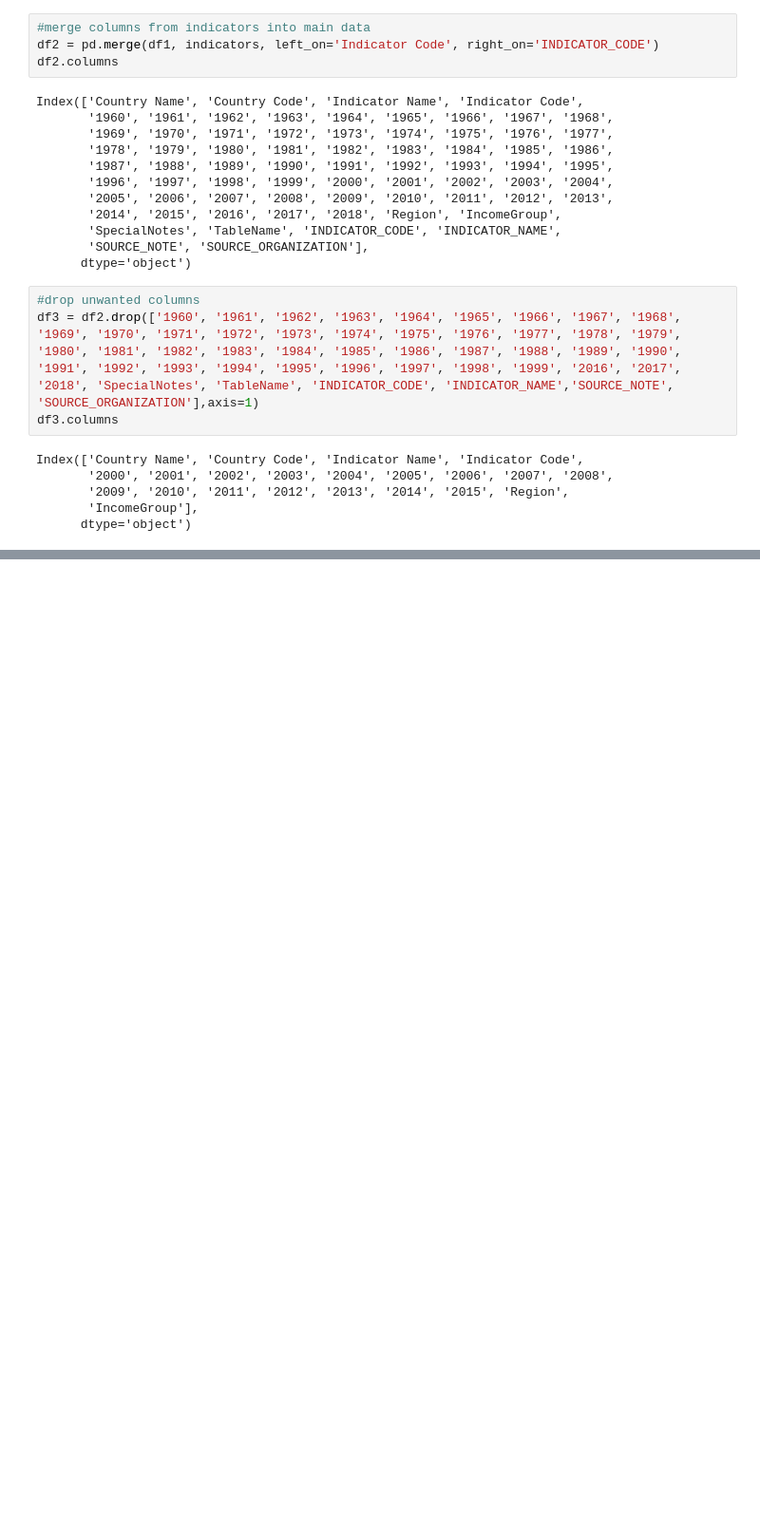
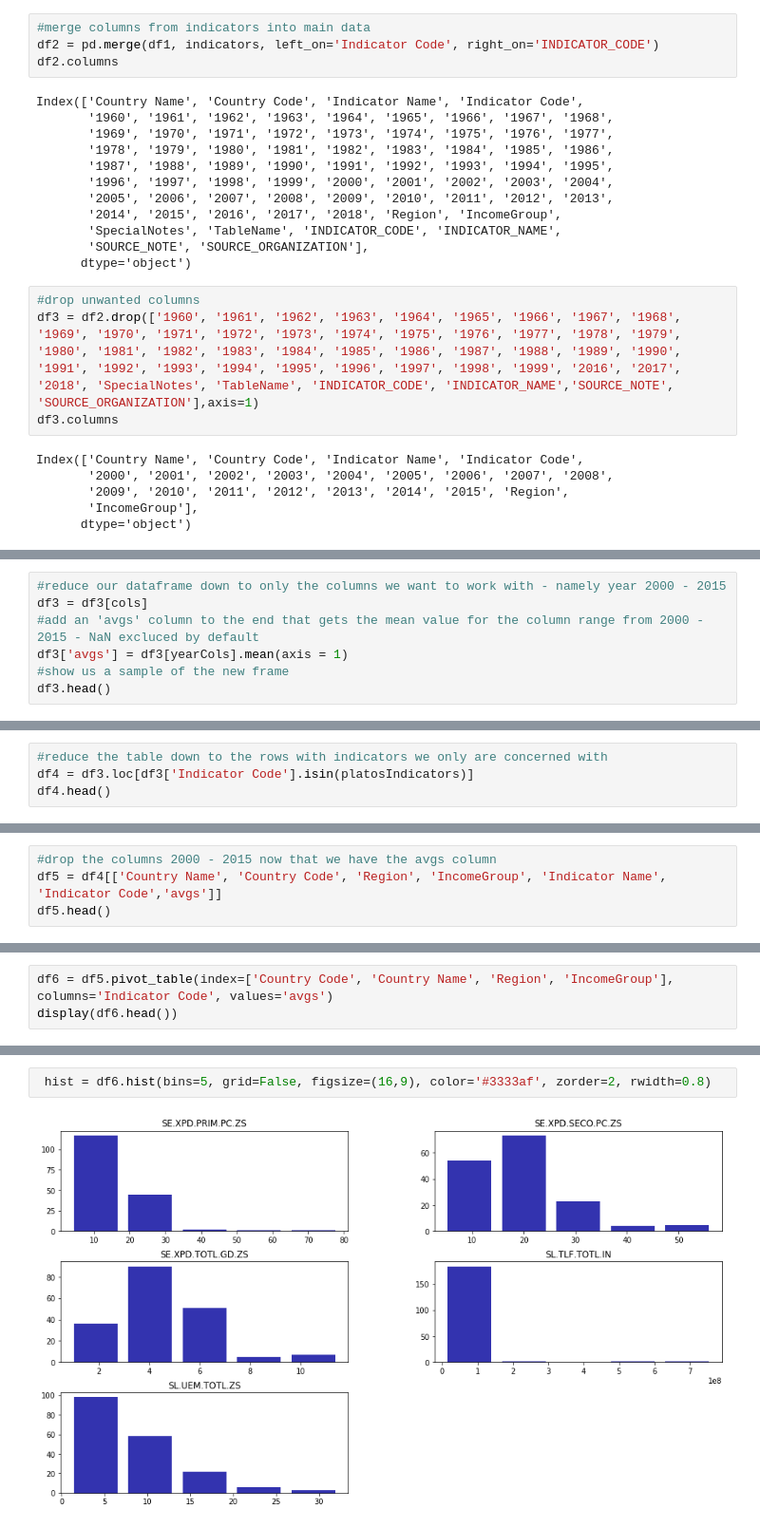
Before and after one commit to ancientfrog/teamplato, a Jupyter notebook: CS504_TeamPlato.ipynb, the cells around one changed output, grey strips where cells are left out. Shown at 95% size. Drawn from its saved outputs; the diff is of its cells as text; blank space fills up the shorter version.

```diff
--- a/CS504_TeamPlato.ipynb
+++ b/CS504_TeamPlato.ipynb
@@ -89,0 +137,7 @@ df3.head()
+# %%
+#reduce our dataframe down to only the columns we want to work with - namely year 2000 - 2015
+df3 = df3[cols]
+#add an 'avgs' column to the end that gets the mean value for the column range from 2000 - 2015 - NaN excluced by default
+df3['avgs'] = df3[yearCols].mean(axis = 1)
+#show us a sample of the new frame
+df3.head()
@@ -89,0 +152,4 @@ df3.head()
+# %%
+#reduce the table down to the rows with indicators we only are concerned with
+df4 = df3.loc[df3['Indicator Code'].isin(platosIndicators)]
+df4.head()
@@ -89,0 +164,4 @@ df3.head()
+# %%
+#drop the columns 2000 - 2015 now that we have the avgs column
+df5 = df4[['Country Name', 'Country Code', 'Region', 'IncomeGroup', 'Indicator Name', 'Indicator Code','avgs']]
+df5.head()
@@ -89,0 +175,3 @@ df3.head()
+# %%
+df6 = df5.pivot_table(index=['Country Code', 'Country Name', 'Region', 'IncomeGroup'], columns='Indicator Code', values='avgs')
+display(df6.head())
@@ -89,0 +196,4 @@ df3.head()
+# %%
+ hist = df6.hist(bins=5, grid=False, figsize=(16,9), color='#3333af', zorder=2, rwidth=0.8)
+# %% [output]
+[figure, added]
```
Also changed, not shown: parts of 15 cells of this notebook.
